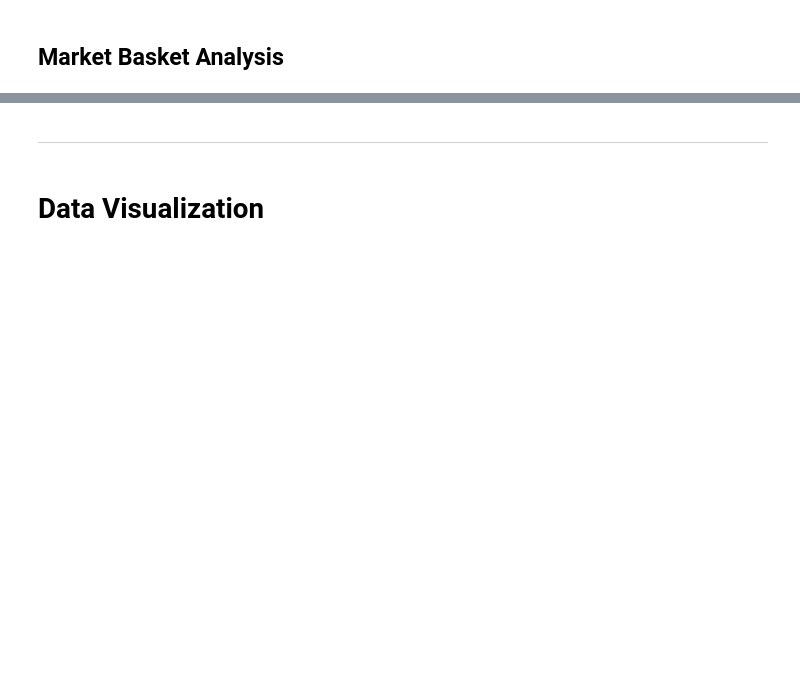
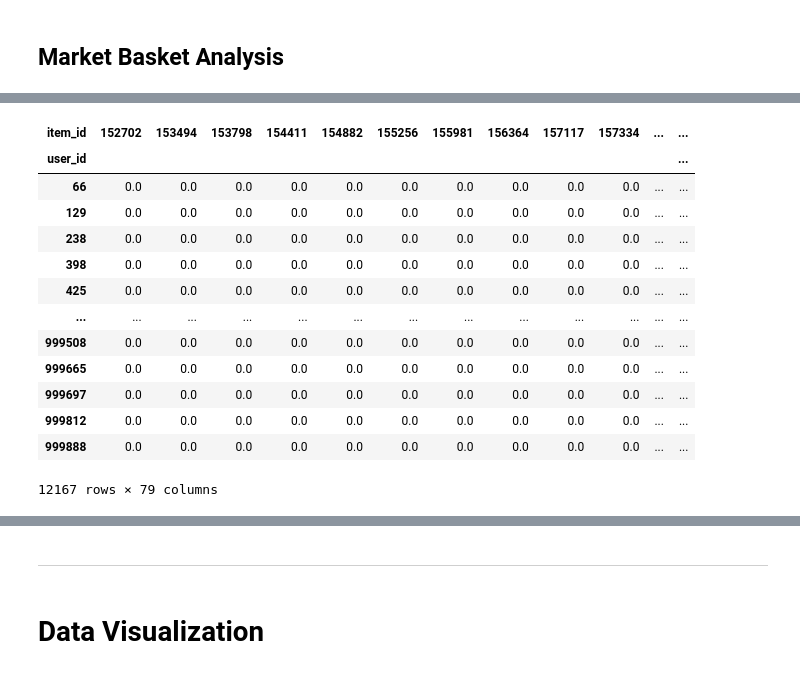
Before and after one commit to LuiisClaudio/mod-cloth, a Jupyter notebook: LuisMartins_CA2.ipynb, the cells around one changed output, grey strips where cells are left out. Cells and saved outputs as stored; diff of their text form; code cells hidden in the pictures; blank space fills up the shorter version.

Commit message:
Apriori Rule for Market Basket Analysis and FP Growth Algorithm

```diff
--- a/LuisMartins_CA2.ipynb
+++ b/LuisMartins_CA2.ipynb
@@ -1019,0 +809,4 @@ rules_fp1.head()
+# %%
+mpdcloth_basket_data = modcloth_final_data.copy()
+mpdcloth_basket_data['quantity'] = mpdcloth_basket_data.groupby('user_id')['item_id'].transform('count')
+mpdcloth_basket_data.head()
@@ -1019,0 +837,18 @@ rules_fp1.head()
+# %%
+Basket = mpdcloth_basket_data[mpdcloth_basket_data['category'] == 'new'].groupby(['user_id', 'item_id'])['quantity'].sum().unstack().reset_index().fillna(0).set_index('user_id')
+Basket
+# %% [output]
+| item_id | 152702 | 153494 | 153798 | 154411 | 154882 | 155256 | 155981 | 156364 | 157117 | 157334 | ... | ... |
+| user_id |  |  |  |  |  |  |  |  |  |  |  | ... |
+| 66 | 0.0 | 0.0 | 0.0 | 0.0 | 0.0 | 0.0 | 0.0 | 0.0 | 0.0 | 0.0 | ... | ... |
+| 129 | 0.0 | 0.0 | 0.0 | 0.0 | 0.0 | 0.0 | 0.0 | 0.0 | 0.0 | 0.0 | ... | ... |
+| 238 | 0.0 | 0.0 | 0.0 | 0.0 | 0.0 | 0.0 | 0.0 | 0.0 | 0.0 | 0.0 | ... | ... |
+| 398 | 0.0 | 0.0 | 0.0 | 0.0 | 0.0 | 0.0 | 0.0 | 0.0 | 0.0 | 0.0 | ... | ... |
+| 425 | 0.0 | 0.0 | 0.0 | 0.0 | 0.0 | 0.0 | 0.0 | 0.0 | 0.0 | 0.0 | ... | ... |
+| ... | ... | ... | ... | ... | ... | ... | ... | ... | ... | ... | ... | ... |
+| 999508 | 0.0 | 0.0 | 0.0 | 0.0 | 0.0 | 0.0 | 0.0 | 0.0 | 0.0 | 0.0 | ... | ... |
+| 999665 | 0.0 | 0.0 | 0.0 | 0.0 | 0.0 | 0.0 | 0.0 | 0.0 | 0.0 | 0.0 | ... | ... |
+| 999697 | 0.0 | 0.0 | 0.0 | 0.0 | 0.0 | 0.0 | 0.0 | 0.0 | 0.0 | 0.0 | ... | ... |
+| 999812 | 0.0 | 0.0 | 0.0 | 0.0 | 0.0 | 0.0 | 0.0 | 0.0 | 0.0 | 0.0 | ... | ... |
+| 999888 | 0.0 | 0.0 | 0.0 | 0.0 | 0.0 | 0.0 | 0.0 | 0.0 | 0.0 | 0.0 | ... | ... |
+12167 rows × 79 columns
```
Also changed, not shown: parts of 45 cells of this notebook.
